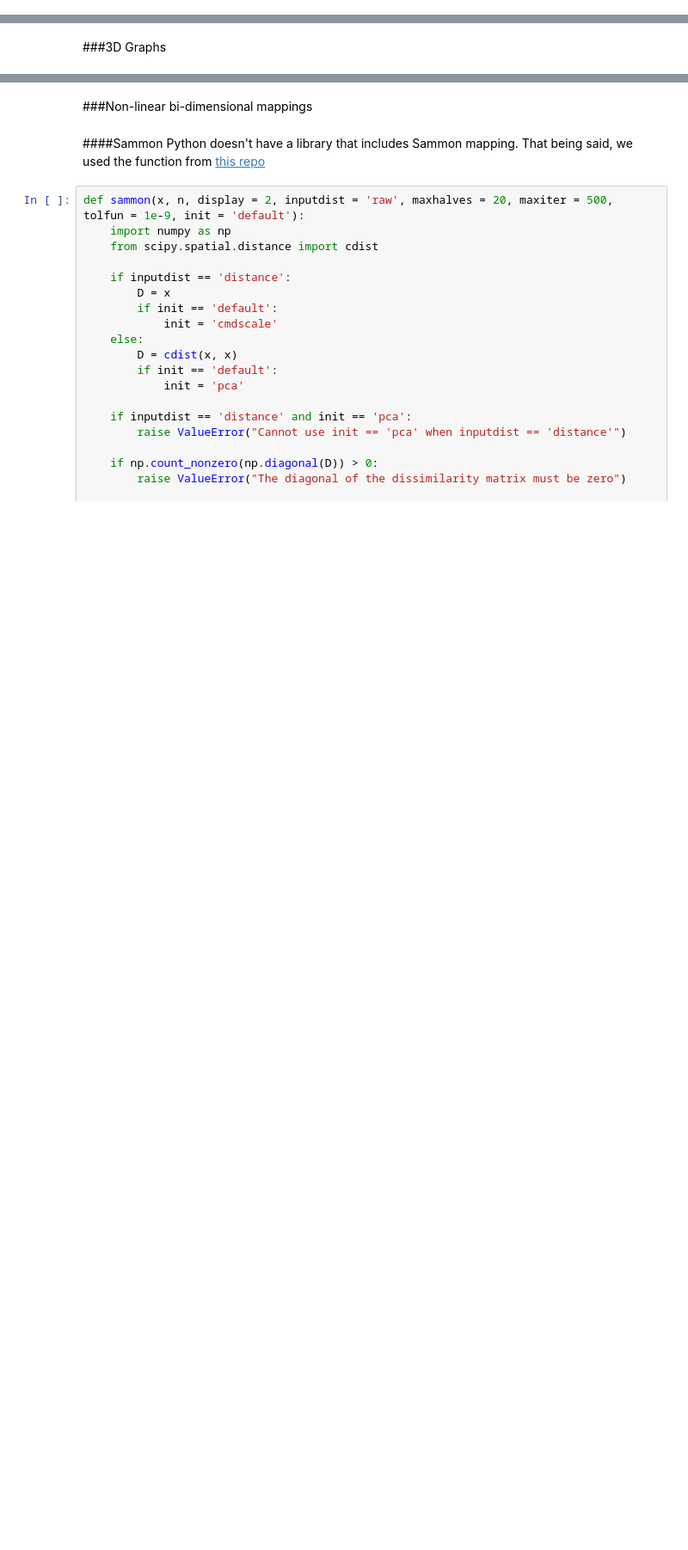
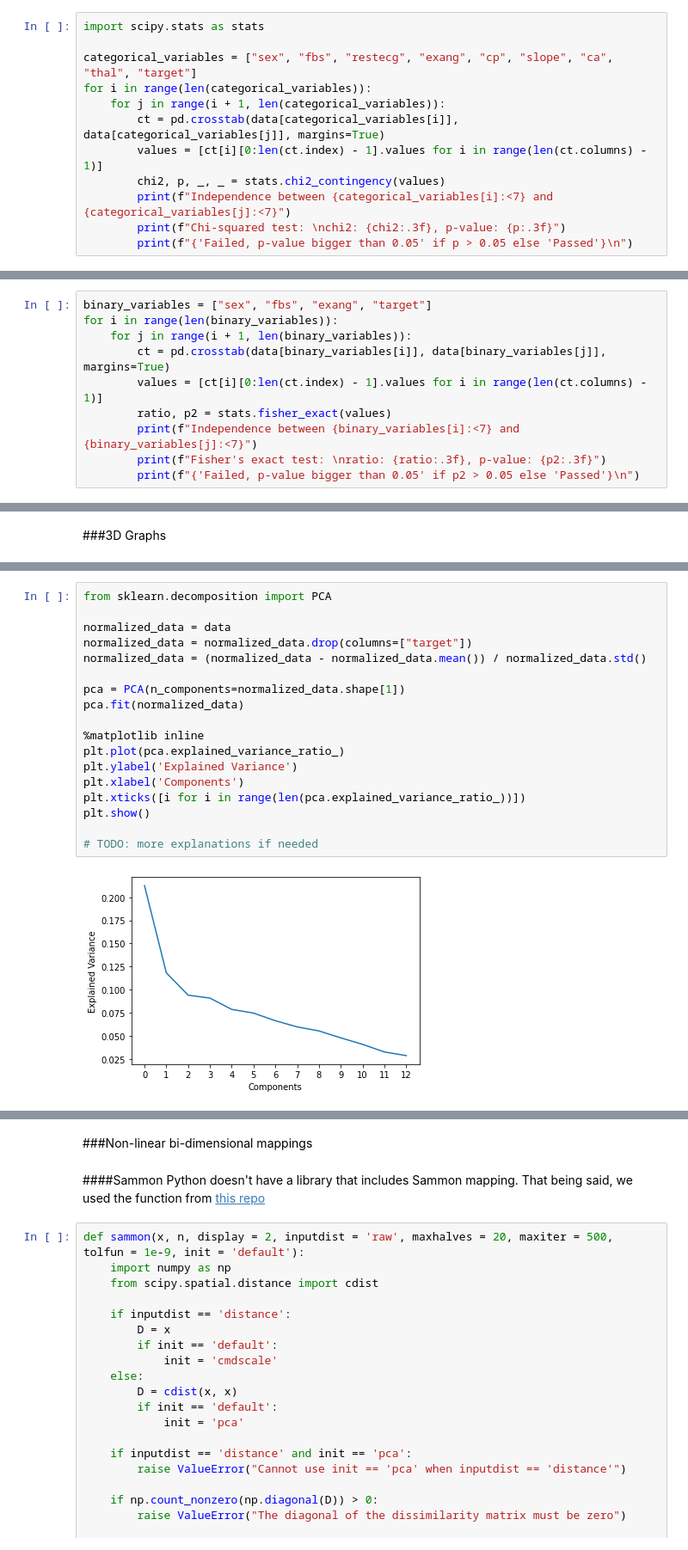
Before and after one commit to Amihaeseisergiu/Data-Mining, a Jupyter notebook: DM_hw1.ipynb, the cells around one changed output, grey strips where cells are left out. Shown at 86% size. Cells and saved outputs as stored; diff of their text form; blank space fills up the shorter version.

```diff
--- a/DM_hw1.ipynb
+++ b/DM_hw1.ipynb
@@ -210,0 +261,12 @@ for r in range(nrow):
+# %%
+import scipy.stats as stats
+
+categorical_variables = ["sex", "fbs", "restecg", "exang", "cp", "slope", "ca", "thal", "target"]
+for i in range(len(categorical_variables)):
+    for j in range(i + 1, len(categorical_variables)):
+        ct = pd.crosstab(data[categorical_variables[i]], data[categorical_variables[j]], margins=True)
+        values = [ct[i][0:len(ct.index) - 1].values for i in range(len(ct.columns) - 1)]
+        chi2, p, _, _ = stats.chi2_contingency(values)
+        print(f"Independence between {categorical_variables[i]:<7} and {categorical_variables[j]:<7}")
+        print(f"Chi-squared test: \nchi2: {chi2:.3f}, p-value: {p:.3f}")
+        print(f"{'Failed, p-value bigger than 0.05' if p > 0.05 else 'Passed'}\n")
@@ -210,0 +294,10 @@ for r in range(nrow):
+# %%
+binary_variables = ["sex", "fbs", "exang", "target"]
+for i in range(len(binary_variables)):
+    for j in range(i + 1, len(binary_variables)):
+        ct = pd.crosstab(data[binary_variables[i]], data[binary_variables[j]], margins=True)
+        values = [ct[i][0:len(ct.index) - 1].values for i in range(len(ct.columns) - 1)]
+        ratio, p2 = stats.fisher_exact(values)
+        print(f"Independence between {binary_variables[i]:<7} and {binary_variables[j]:<7}")
+        print(f"Fisher's exact test: \nratio: {ratio:.3f}, p-value: {p2:.3f}")
+        print(f"{'Failed, p-value bigger than 0.05' if p2 > 0.05 else 'Passed'}\n")
@@ -322,0 +471,20 @@ fig.show()
+# %%
+from sklearn.decomposition import PCA
+
+normalized_data = data
+normalized_data = normalized_data.drop(columns=["target"])
+normalized_data = (normalized_data - normalized_data.mean()) / normalized_data.std()
+
+pca = PCA(n_components=normalized_data.shape[1])
+pca.fit(normalized_data)
+
+%matplotlib inline
+plt.plot(pca.explained_variance_ratio_)
+plt.ylabel('Explained Variance')
+plt.xlabel('Components')
+plt.xticks([i for i in range(len(pca.explained_variance_ratio_))])
+plt.show()
+
+# TODO: more explanations if needed
+# %% [output]
+[figure, added]
```
Also changed, not shown: parts of 30 cells of this notebook, 1 other file.
